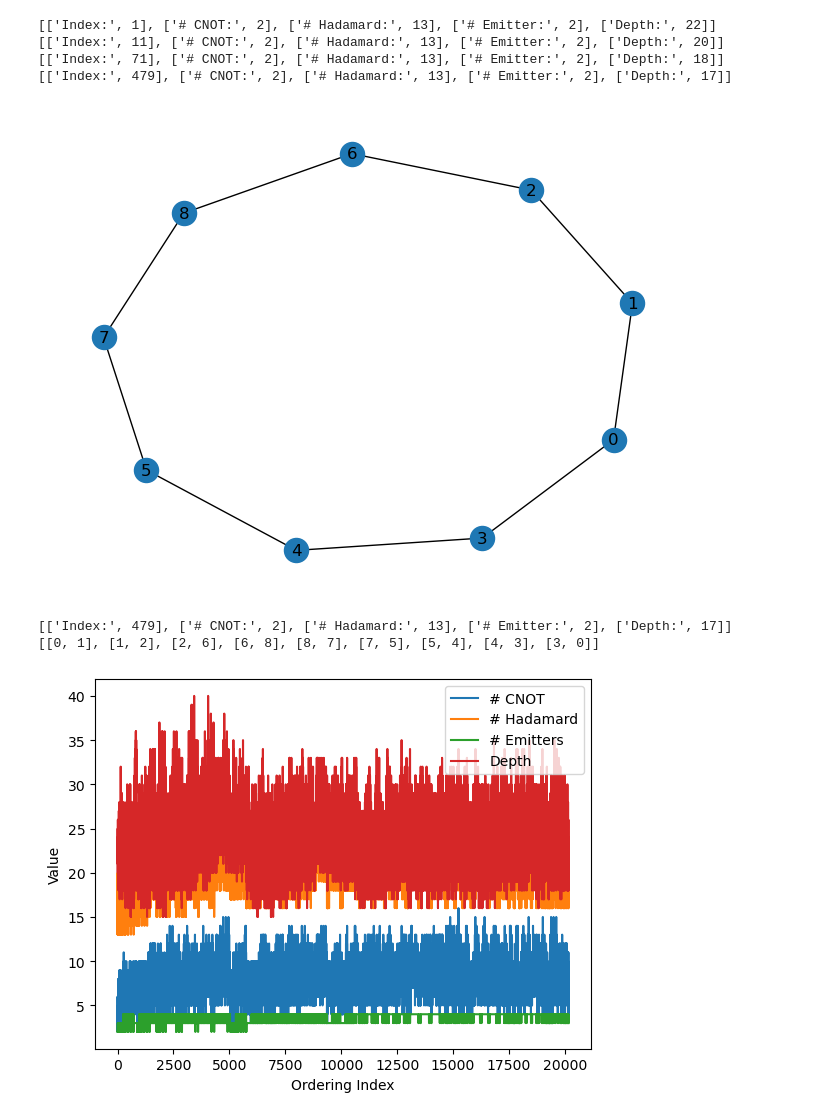
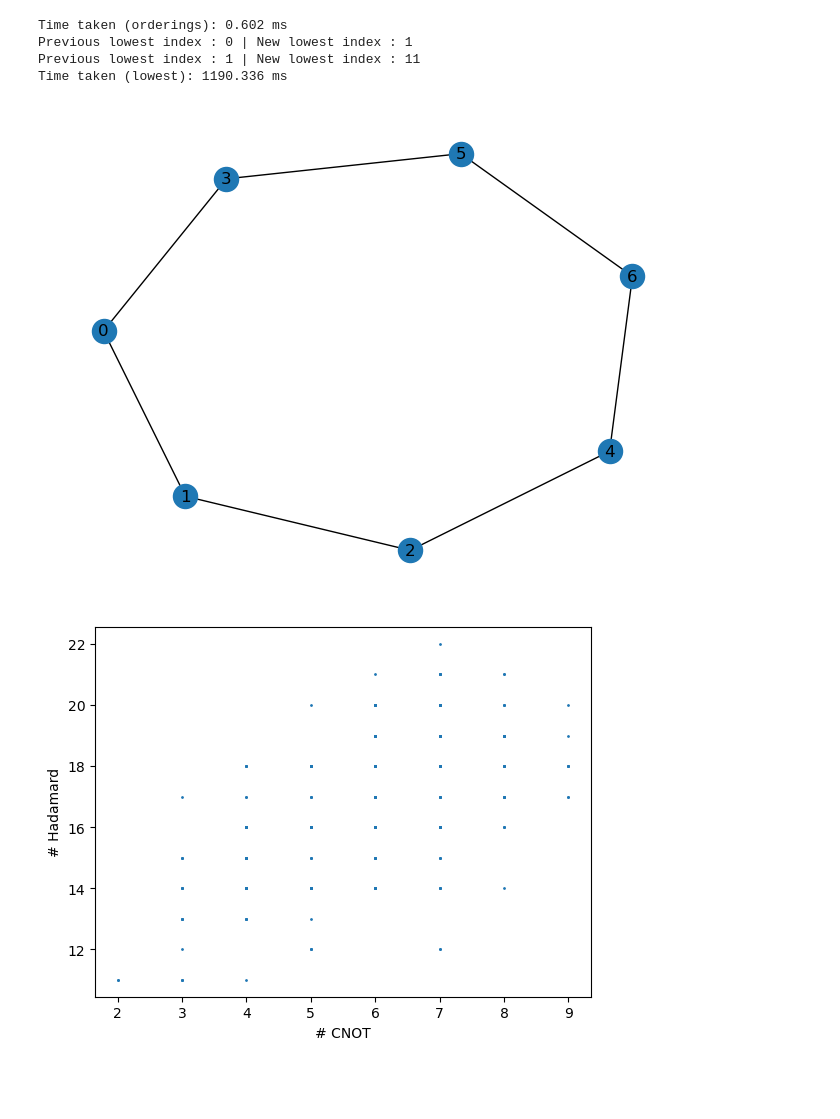
Before and after one commit to Nathaniel-Puckett/Personal-Projects, a Jupyter notebook: (8-13-25) Ring States.ipynb, the cells around one changed output. Drawn from its saved outputs; the diff is of its cells as text; code cells hidden in the pictures; blank space fills up the shorter version.

Commit message:
Added qiskit_aer functionality, modified graph method

```diff
--- a/(8-13-25) Ring States.ipynb
+++ b/(8-13-25) Ring States.ipynb
@@ -165,22 +213,16 @@ Time taken : 99950.319 ms
-# %%
-print(rs.data[1])
-print(rs.data[11])
-print(rs.data[71])
-print(rs.data[479])
-# %% [output]
-[['Index:', 1], ['# CNOT:', 2], ['# Hadamard:', 13], ['# Emitter:', 2], ['Depth:', 22]]
-[['Index:', 11], ['# CNOT:', 2], ['# Hadamard:', 13], ['# Emitter:', 2], ['Depth:', 20]]
-[['Index:', 71], ['# CNOT:', 2], ['# Hadamard:', 13], ['# Emitter:', 2], ['Depth:', 18]]
-[['Index:', 479], ['# CNOT:', 2], ['# Hadamard:', 13], ['# Emitter:', 2], ['Depth:', 17]]
+# %%
+rs = RingState(7)
+lowest_data = rs.get_lowest(max=None)
+# %% [output]
+Time taken (orderings): 0.602 ms
+Previous lowest index : 0 | New lowest index : 1
+Previous lowest index : 1 | New lowest index : 11
+Time taken (lowest): 1190.336 ms
 # %%
-nx.draw(rs.nx_plot(lowest_data[0][1]), with_labels=True)
+nx.draw(rs.nx_plot(lowest_data), with_labels=True)
 # %% [output]
-[figure, old version]
+[figure, new version]
 # %%
-rs.plot_data(0)
-print(rs.data[lowest_data[0][1]])
-print(rs.orderings[lowest_data[0][1]])
+rs.plot_data(1, 2)
 # %% [output]
-[['Index:', 479], ['# CNOT:', 2], ['# Hadamard:', 13], ['# Emitter:', 2], ['Depth:', 17]]
-[[0, 1], [1, 2], [2, 6], [6, 8], [8, 7], [7, 5], [5, 4], [4, 3], [3, 0]]
-[figure, old version]
+[figure, new version]
```
Also changed, not shown: parts of 4 cells of this notebook.
